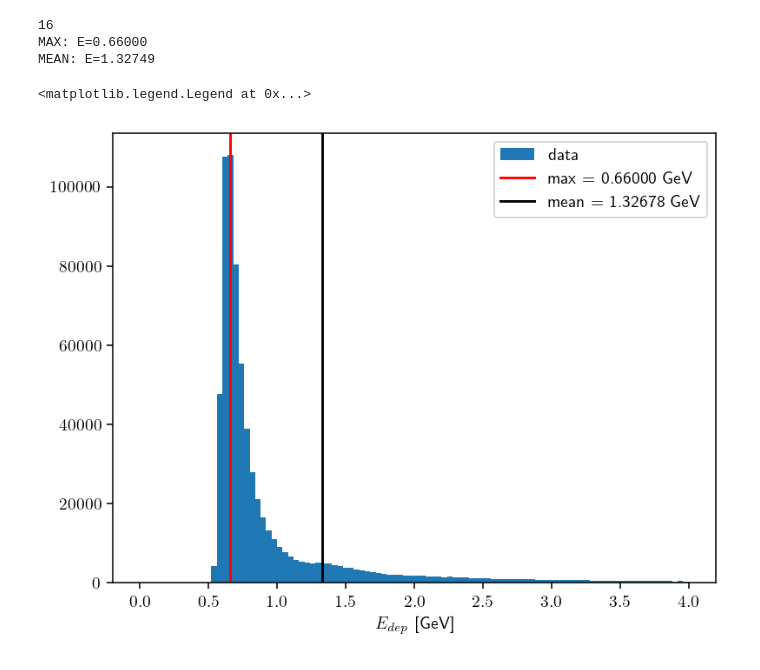
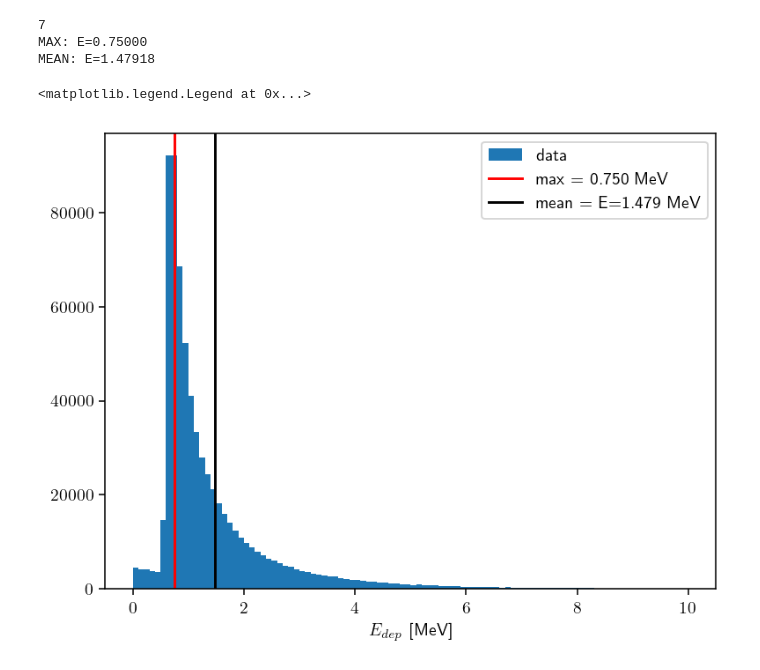
Before and after one commit to kauniska/ecal_reco, a Jupyter notebook: geant4/analysis/MIP.ipynb, the cells around one changed output. Drawn from its saved outputs; the diff is of its cells as text; code cells hidden in the pictures.

```diff
--- a/geant4/analysis/MIP.ipynb
+++ b/geant4/analysis/MIP.ipynb
@@ -22,15 +22,27 @@ plt.rcParams.update({
 })
 # %%
 # later, one can use concatenation of data_0001.root - data_0008.root files as well. One is enough for testing
-file_path = '/Users/lucahartman/Documents/EPFL/MA1/project/ecal_reco/geant4/data_MIP.root'
+file_path = '/Users/lucahartman/Documents/EPFL/MA1/project/ecal_reco/geant4/data_MIP3.root'
 
-branch_list = ['E', 'Edep', 'pdg', 'EcalEdep',
-               'layerID', 'barID', 'Nhits', 'tx', 'ty', 'x0', 'y0', 'n_sec',
-               'ProcessID', 'x_decay', 'y_decay', 'z_decay', 'size_XY', 'size_Z']
+# branch_list = ['E', 'Edep', 'pdg', 'EcalEdep',
+#                'layerID', 'barID', 'Nhits', 'tx', 'ty', 'x0', 'y0', 'n_sec',
+#                'ProcessID', 'x_decay', 'y_decay', 'z_decay', 'size_XY', 'size_Z']
+# with uproot.open(file_path) as tree:
+#         hits_dict = tree['events'].arrays(branch_list, library="np")
+# df_hits = pd.DataFrame.from_dict(hits_dict)
+
+branch_list_detector = ['E', 'pdg', 'EcalEdep', 'layerID', 'barID', 'Nhits']
+branch_list_run = ['E', 'Edep', 'tx', 'ty', 'x0', 'y0', 'n_sec', 'ProcessID', 'x_decay', 'y_decay', 'z_decay', 'size_XY', 'size_Z']
+branch_list_electrons = ['E', 'Vertex_E', 'muID', 'e_layer', 'e_row']
 with uproot.open(file_path) as tree:
-        hits_dict = tree['events'].arrays(branch_list, library="np")
+        detector_dict = tree['detector'].arrays(branch_list_detector, library="np")
+        run_dict = tree['run'].arrays(branch_list_run, library="np")
+        electrons_dict = tree['electrons'].arrays(branch_list_electrons, library="np")
 
-df_hits = pd.DataFrame.from_dict(hits_dict)
+df_detector = pd.DataFrame.from_dict(detector_dict)
+df_run = pd.DataFrame.from_dict(run_dict)
+df_electrons = pd.DataFrame.from_dict(electrons_dict)
+df = pd.concat([df_run, df_detector, df_electrons], axis=1)
 # %%
 from parameters import *
 
@@ -39,4 +51,4 @@ def get_hits(row):
-            if row['EcalEdep'][i] > 0 and (row['pdg'][i] == -5 or row['pdg'][i] == 406 or row['pdg'][i] == 407)]
+            if row['EcalEdep'][i] > 0 and (row['pdg'][i] != -2)]
 
 def create_tracks(df, plot=False):
     tracks = []
@@ -56,7 +68,7 @@ def create_tracks(df, plot=False):
 
     return tracks
 # %%
-tracks = create_tracks(df_hits)
+tracks = create_tracks(df)
 # import line_profiler
 # %reload_ext line_profiler
 # %lprun -f create_tracks create_tracks(df_hits.head(100))
@@ -84,25 +96,27 @@ Text(0.5, 0, '$Edep$ [GeV]')
 # %%
 edeps = []
 for t in tracks:
     edeps.extend([h.value for h in t.x.hits])
     edeps.extend([h.value for h in t.y.hits])
 
+edeps_MeV = np.array(edeps)
 plt.figure()
-h, xs, _ = plt.hist(edeps, bins = 100, range = [0, 4], label = 'data')
-plt.xlabel('$E_{dep}$ [GeV]')
+h, xs, _ = plt.hist(edeps_MeV, bins=100, range=[0, 10], label='data')
+plt.xlabel('$E_{dep}$ [MeV]')
 # plt.yscale('log')
 
 max_arg = np.argmax(h)
 print(max_arg)
 xs = np.array(xs) + (xs[1] - xs[0])/2
 print('MAX: E={:.5f}'.format(xs[max_arg]))
-print('MEAN: E={:.5f}'.format(np.mean(edeps)))
-plt.axvline(xs[max_arg], 0, 1, c='r', label='max = 0.66000 GeV')
-plt.axvline(np.mean(edeps), 0, 1, c='k', label='mean = 1.32678 GeV')
+m = np.mean(edeps_MeV)
+print('MEAN: E={:.5f}'.format(m))
+plt.axvline(xs[max_arg], 0, 1, c='r', label='max = {:.3f} MeV'.format(xs[max_arg]))
+plt.axvline(m, 0, 1, c='k', label='mean = E={:.3f} MeV'.format(m))
 plt.legend()
 # %% [output]
-16
-MAX: E=0.66000
-MEAN: E=1.32749
+7
+MAX: E=0.75000
+MEAN: E=1.47918
 <matplotlib.legend.Legend at 0x...>
-[figure, old version]
+[figure, new version]
```
Also changed, not shown: parts of 1 cell of this notebook, 2 other files.
